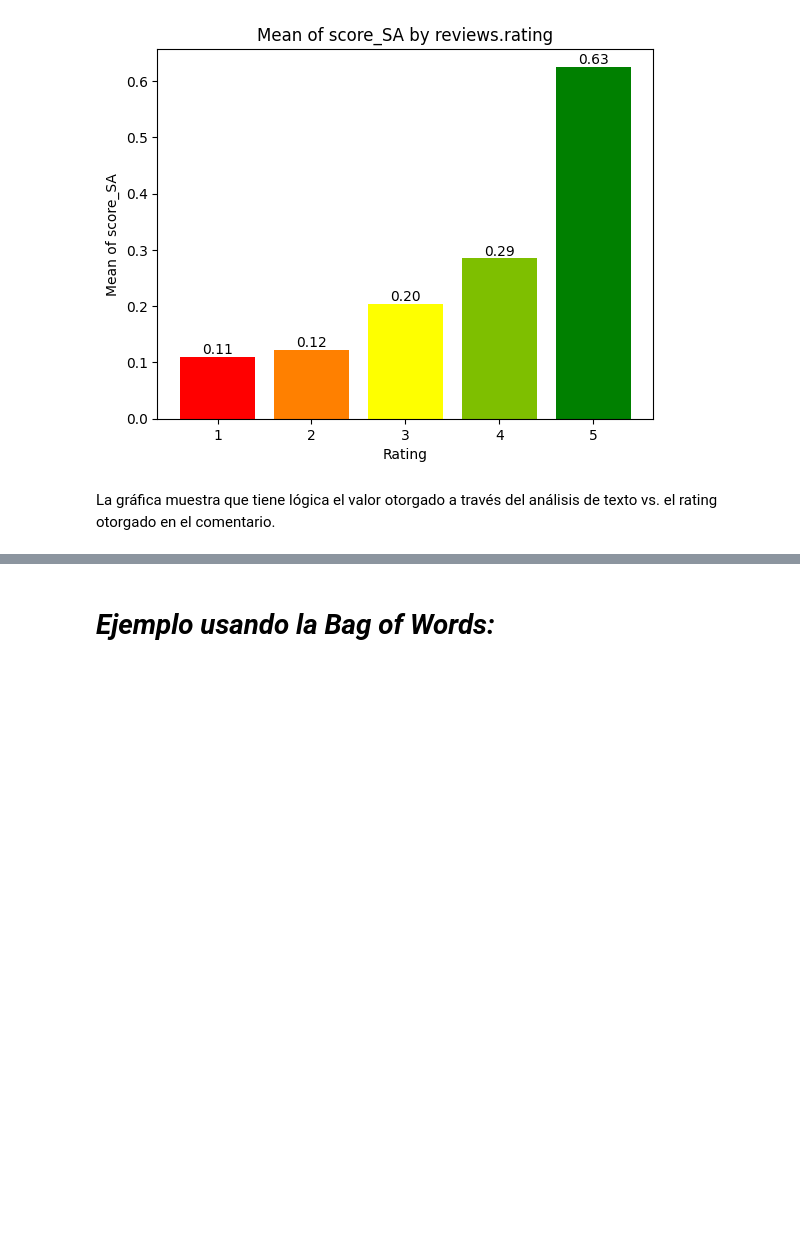
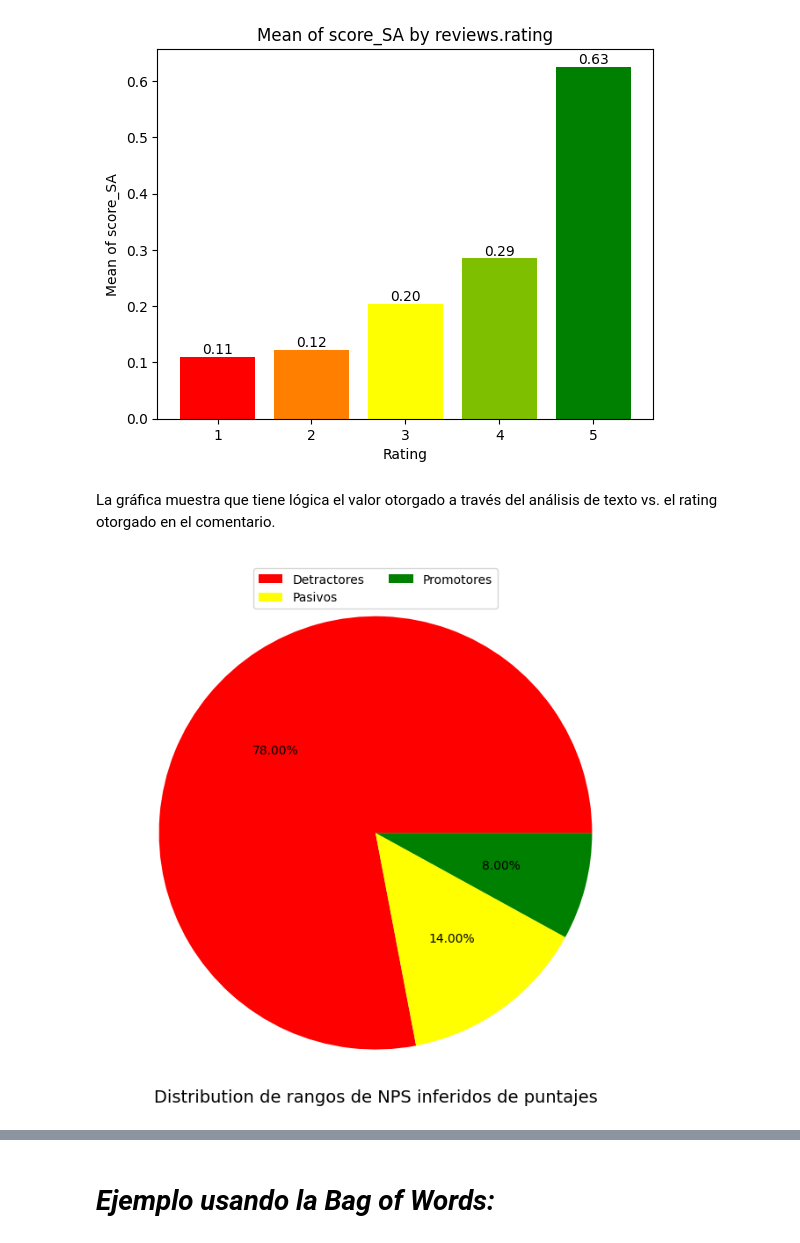
Before and after one commit to crodriguezbay/MLforMkting, a Jupyter notebook: l07_sentiment_analisis_clase_SentimentAnalysis.ipynb, the cells around one changed output, grey strips where cells are left out. Drawn from its saved outputs; the diff is of its cells as text; code cells hidden in the pictures; blank space fills up the shorter version.

```diff
--- a/l07_sentiment_analisis_clase_SentimentAnalysis.ipynb
+++ b/l07_sentiment_analisis_clase_SentimentAnalysis.ipynb
@@ -443,3 +451,27 @@ plt.show()
 [figure]
 # %% [markdown]
 La gráfica muestra que tiene lógica el valor otorgado a través del análisis de texto vs. el rating otorgado en el comentario.
+# %%
+def assign_category(score):
+    if score <= 0.6:
+        return "detractor"
+    elif 0.6 < score <= 0.8:
+        return "pasivo"
+    elif 0.8 < score <= 1:
+        return "promotor"
+
+# Apply the function to create a new column
+data2['categorySA'] = data2['score_SA'].apply(assign_category)
+
+# distribution of sentiment
+plt.figure(figsize = (8, 8))
+
+labels = ['Detractores','Pasivos','Promotores']
+colors = ['red','yellow', 'green']
+plt.pie(data2['categorySA'].value_counts(), autopct='%0.2f%%',colors=colors)
+
+plt.title('Distribution de rangos de NPS inferidos de puntajes', size=14, y=-0.01,)
+plt.legend(labels, ncol=2, loc=9)
+plt.show()
+# %% [output]
+[figure, added]
```
Also changed, not shown: parts of 13 cells of this notebook.
